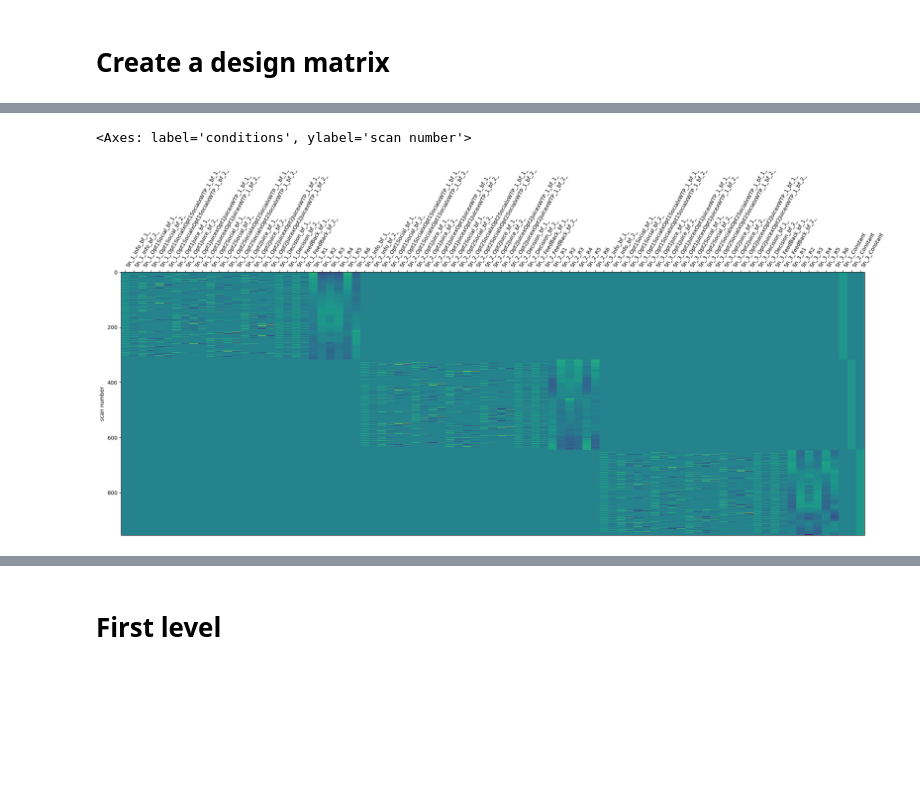
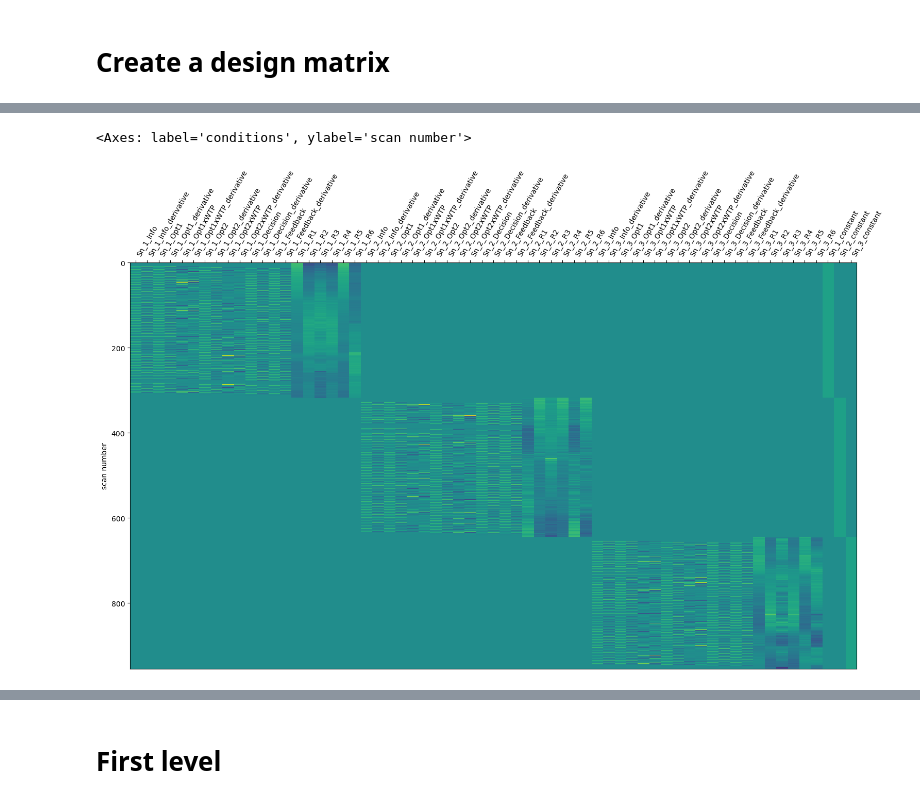
Before and after one commit to hugofluhr/learning-habits-analysis, a Jupyter notebook: notebooks/social-risk_data.ipynb, the cells around one changed output, grey strips where cells are left out. Cells and saved outputs as stored; diff of their text form; code cells hidden in the pictures; blank space fills up the shorter version.

```diff
--- a/notebooks/social-risk_data.ipynb
+++ b/notebooks/social-risk_data.ipynb
@@ -150,7 +126,7 @@ df_feedback = pd.DataFrame({
 })
 # %%
 # Put it all together
-events = pd.concat([df_info, df_opt1_social, df_opt1_juice, df_opt2_social, df_opt2_juice, df_decision, df_feedback],
+events = pd.concat([df_info, df_opt1, df_opt2, df_decision, df_feedback],
                    ignore_index=True)
 
 events = events.sort_values(by='onset').reset_index(drop=True)
@@ -177,10 +166,8 @@ parametric_modulators = {}
 
 for s in range(1, 4):
     conditions = [
-        (f'Sn_{s}_Opt1Social', 'Opt1SocialxWTP'),
-        (f'Sn_{s}_Opt1Juice', 'Opt1JuicexWTP'),
-        (f'Sn_{s}_Opt2Social', 'Opt2SocialxWTP'),
-        (f'Sn_{s}_Opt2Juice', 'Opt2JuicexWTP')
+        (f'Sn_{s}_Opt1', 'Opt1xWTP'),
+        (f'Sn_{s}_Opt2', 'Opt2xWTP')
     ]
 
     for condition, modulator in conditions:
@@ -198,7 +185,7 @@ X = pd.concat([X, all_modulators], axis=1)
 # Sort columns before adding session dummies
 X = X[sorted(X.columns, key=lambda col: (col.split('_')[1], col))]
 # Sort same as spm design matrix
-new_order = sorted(X.columns[:28], key=sort_key)
+new_order = sorted(X.columns[:20], key=sort_key)
 new_order = new_order + [col.replace('Sn_1', 'Sn_2') for col in new_order] + [col.replace('Sn_1', 'Sn_3') for col in new_order]
 X = X[new_order]
 # %%
@@ -207,10 +194,10 @@ session_dummy = np.eye(3).repeat(n_scans, axis=0)
 session_df = pd.DataFrame(session_dummy, columns=[f'Sn_{i}_constant' for i in range(1, 4)], index=X.index)
 X = pd.concat([X, session_df], axis=1)
 # %%
-plot_design_matrix(spm_X)
+plot_design_matrix(X)
 # %% [output]
 <Axes: label='conditions', ylabel='scan number'>
-[figure, old version]
+[figure, new version]
 # %%
 dm_corr = []
 scaling = []
```
Also changed, not shown: parts of 10 cells of this notebook.
